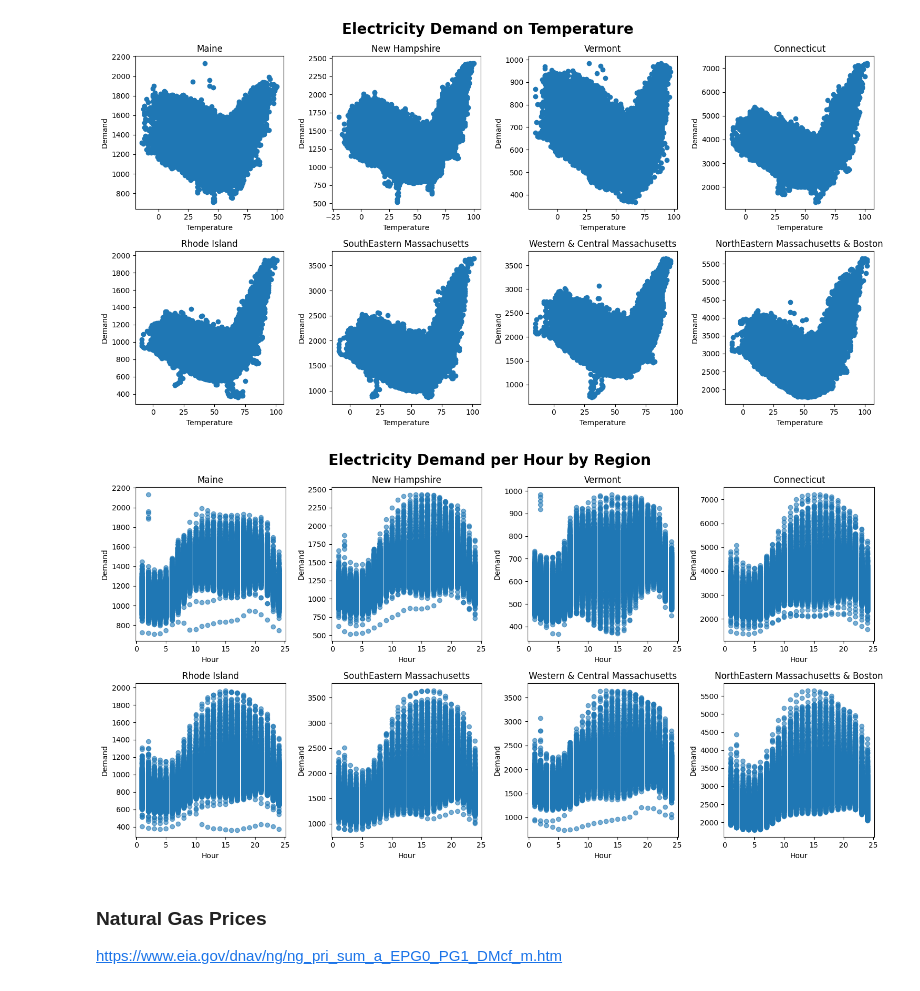
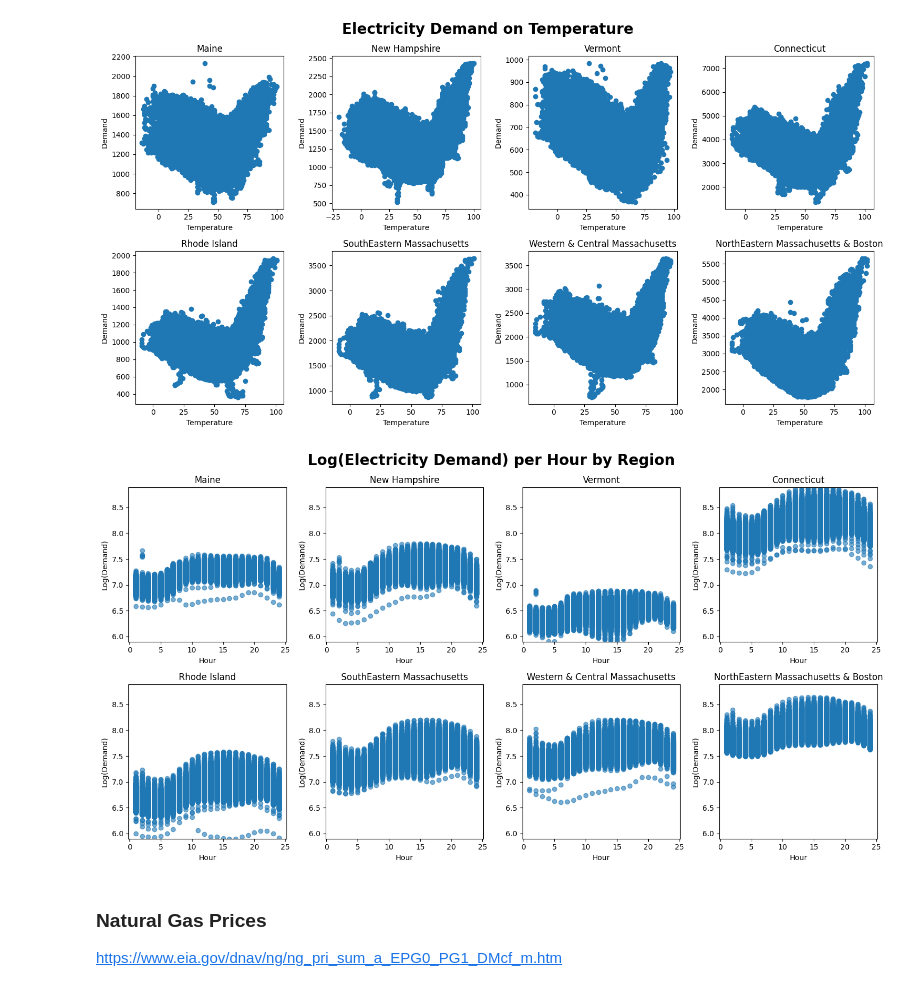
Before and after one commit to kevivuu/ECON323-project, a Jupyter notebook: Final Project.ipynb, the cells around one changed output. Drawn from its saved outputs; the diff is of its cells as text; code cells hidden in the pictures.

```diff
--- a/Final Project.ipynb
+++ b/Final Project.ipynb
@@ -146,25 +146,29 @@ plt.show()
 # %%
 # Assuming `state_dfs` is a list of 8 DataFrames and `state_names_full` is a list of 8 titles
 fig, axes = plt.subplots(2, 4, figsize=(15, 8))  # Creates a 2x4 grid of subplots
 
 # Flatten the axes array for easy iteration
 axes = axes.flatten()
 
+# Find the global y-axis limits for log demand
+y_min = min(np.log(df['Demand']).min() for df in state_dfs[1:])
+y_max = max(np.log(df['Demand']).max() for df in state_dfs[1:])
+
 # Loop through each DataFrame and corresponding title
 for i, (df, name) in enumerate(zip(state_dfs[1:], state_names_full[1:])):
-    axes[i].scatter(df['Hour'], df['Demand'], alpha = 0.6)
+    axes[i].scatter(df['Hour'], np.log(df['Demand']), alpha=0.6)
     axes[i].set_title(name)
-    axes[i].set_ylabel('Demand')
+    axes[i].set_ylabel('Log(Demand)')
     axes[i].set_xlabel('Hour')
-    # axes[i].tick_params(axis='x', rotation=45)  # Rotate x-axis labels for better readability
+    axes[i].set_ylim(y_min, y_max)  # Set the same y-axis scale for all plots
 
-fig.suptitle('Electricity Demand per Hour by Region', fontsize=20, fontweight='bold')
+fig.suptitle('Log(Electricity Demand) per Hour by Region', fontsize=20, fontweight='bold')
 
 # Adjust layout to prevent overlap
 plt.tight_layout()
 plt.show()
 # %% [output]
-[figure, old version]
+[figure, new version]
 # %% [markdown]
 ### Natural Gas Prices
 
```
